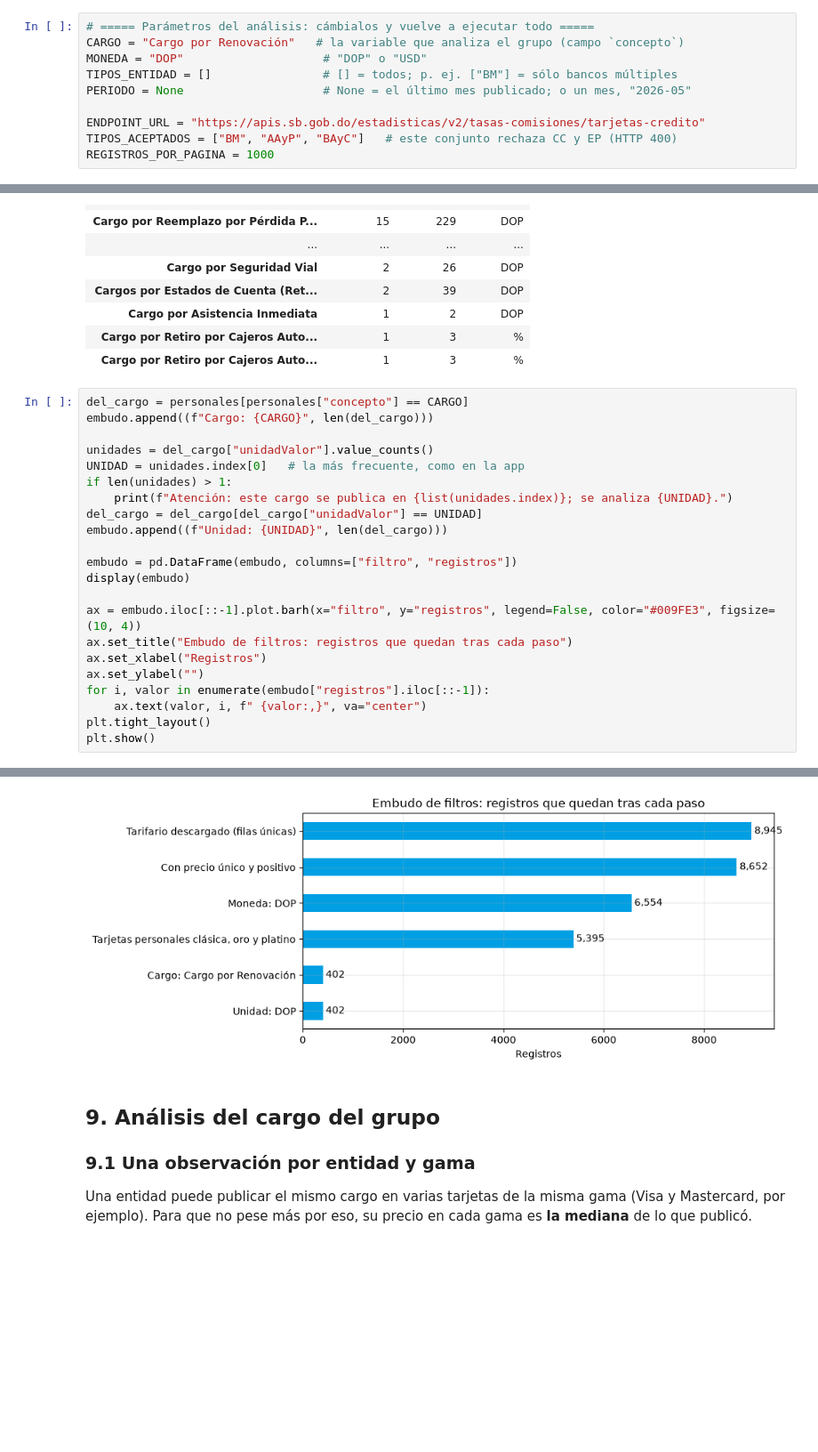
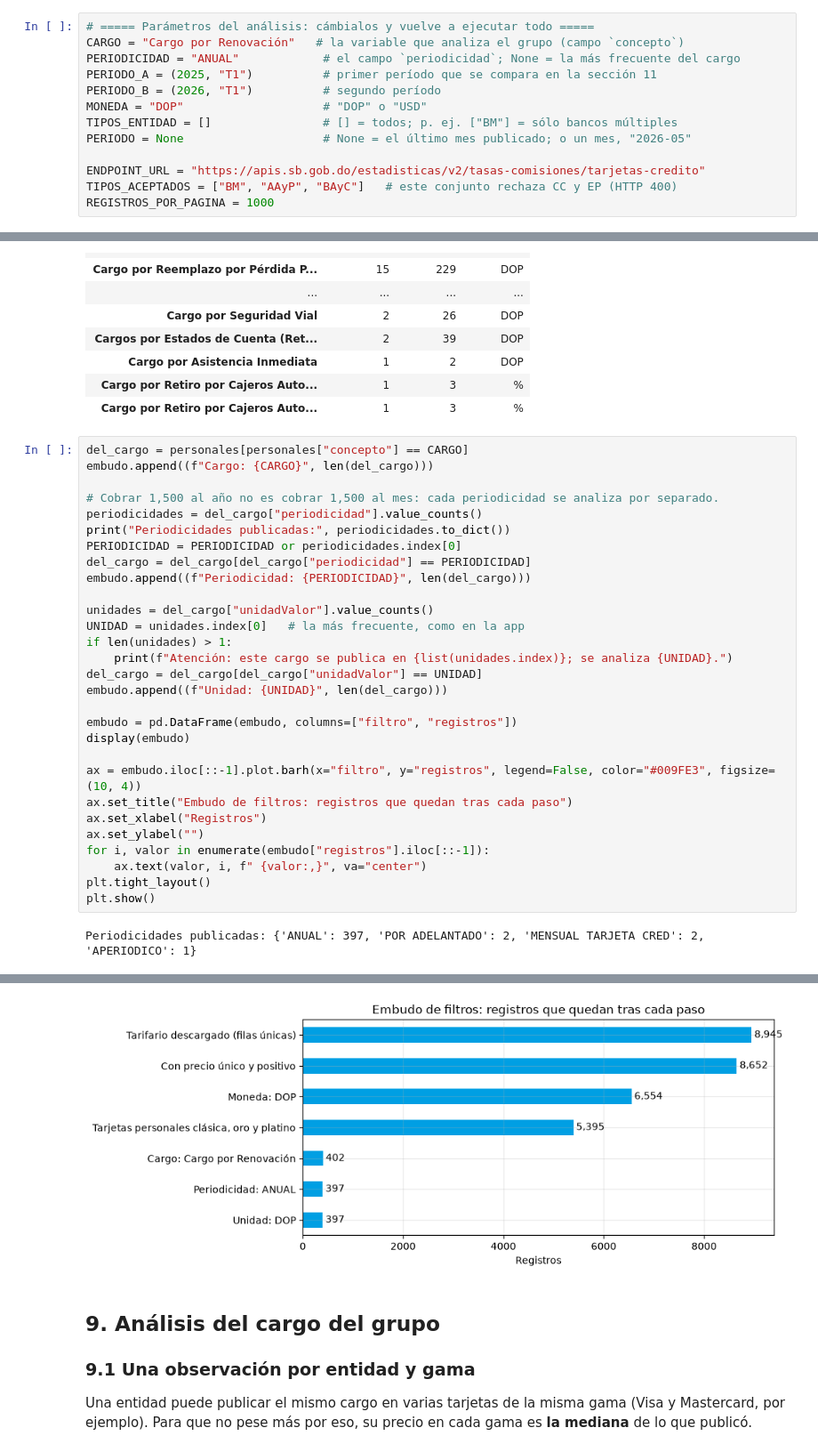
Before and after one commit to esramirez2404-coder/estudio-precios-tarjetas, a Jupyter notebook: notebooks/estudio_precios_tarjetas.ipynb, the cells around one changed output, grey strips where cells are left out. Shown at 89% size. Saved outputs shown, nothing was run; the diff lists cells and outputs as text; blank space fills up the shorter version.

```diff
--- a/notebooks/estudio_precios_tarjetas.ipynb
+++ b/notebooks/estudio_precios_tarjetas.ipynb
@@ -63,6 +64,9 @@ pandas 3.0.5 | requests 2.34.2
 # %%
 # ===== Parámetros del análisis: cámbialos y vuelve a ejecutar todo =====
 CARGO = "Cargo por Renovación"   # la variable que analiza el grupo (campo `concepto`)
+PERIODICIDAD = "ANUAL"            # el campo `periodicidad`; None = la más frecuente del cargo
+PERIODO_A = (2025, "T1")          # primer período que se compara en la sección 11
+PERIODO_B = (2026, "T1")          # segundo período
 MONEDA = "DOP"                    # "DOP" o "USD"
 TIPOS_ENTIDAD = []                # [] = todos; p. ej. ["BM"] = sólo bancos múltiples
 PERIODO = None                    # None = el último mes publicado; o un mes, "2026-05"
@@ -505,6 +509,13 @@ assert CARGO in catalogo.index, f"«{CARGO}» no aparece con estos filtros: elig
 # %%
 del_cargo = personales[personales["concepto"] == CARGO]
 embudo.append((f"Cargo: {CARGO}", len(del_cargo)))
+
+# Cobrar 1,500 al año no es cobrar 1,500 al mes: cada periodicidad se analiza por separado.
+periodicidades = del_cargo["periodicidad"].value_counts()
+print("Periodicidades publicadas:", periodicidades.to_dict())
+PERIODICIDAD = PERIODICIDAD or periodicidades.index[0]
+del_cargo = del_cargo[del_cargo["periodicidad"] == PERIODICIDAD]
+embudo.append((f"Periodicidad: {PERIODICIDAD}", len(del_cargo)))
 
 unidades = del_cargo["unidadValor"].value_counts()
 UNIDAD = unidades.index[0]   # la más frecuente, como en la app
@@ -525,6 +536,7 @@ for i, valor in enumerate(embudo["registros"].iloc[::-1]):
 plt.tight_layout()
 plt.show()
 # %% [output]
+Periodicidades publicadas: {'ANUAL': 397, 'POR ADELANTADO': 2, 'MENSUAL TARJETA CRED': 2, 'APERIODICO': 1}
 |  | filtro | registros |
 | 0 | Tarifario descargado (filas únicas) | 8945 |
 | 1 | Con precio único y positivo | 8652 |
@@ -535,4 +548,4 @@ plt.show()
-[figure, old version]
+[figure, new version]
 # %% [markdown]
 ## 9. Análisis del cargo del grupo
 
```
Also changed, not shown: parts of 29 cells of this notebook, 14 other files.
